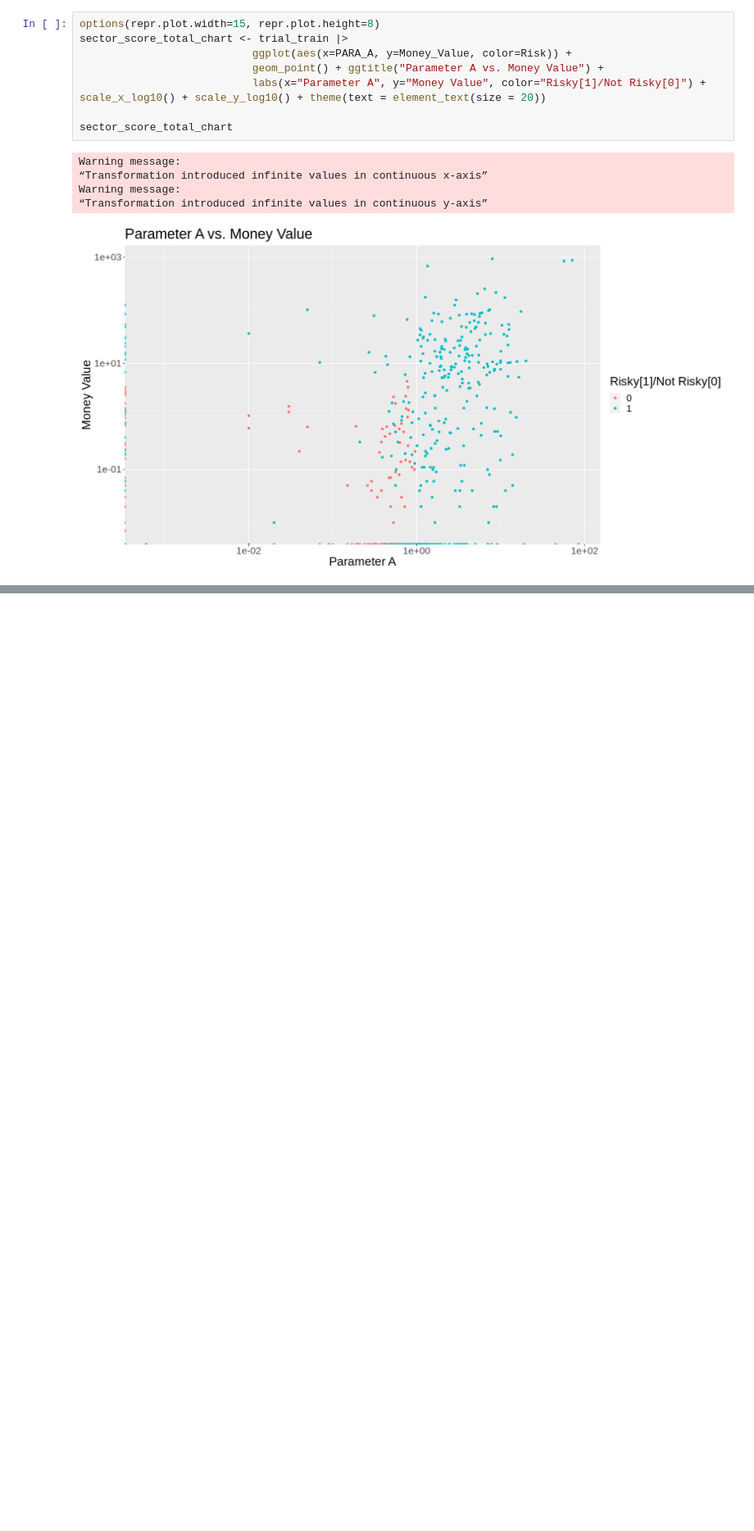
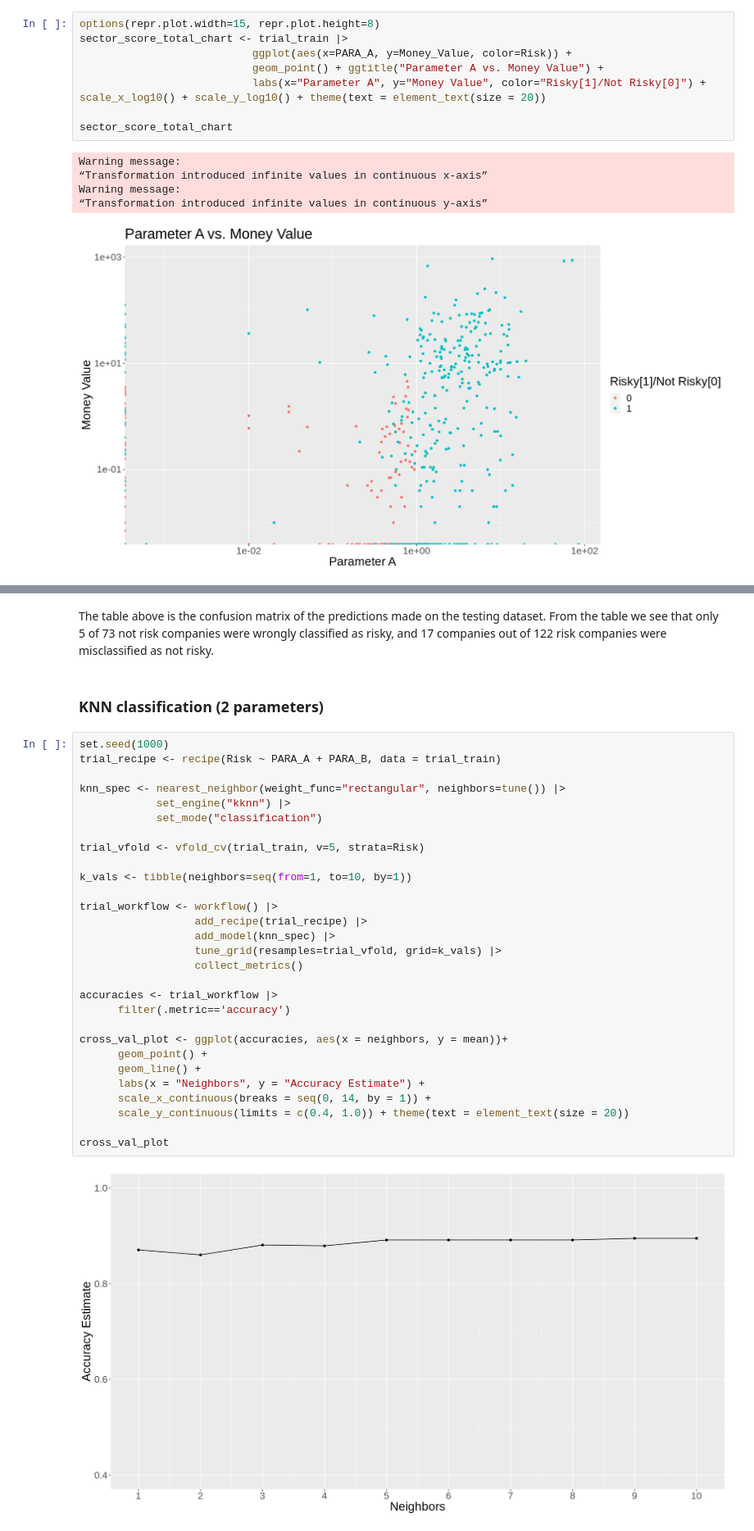
Before and after one commit to artempazych/DSCI-100-group-project, a Jupyter notebook: DSCI100_methods.ipynb, the cells around one changed output, grey strips where cells are left out. Shown at 82% size. Cells and saved outputs as stored; diff of their text form; blank space fills up the shorter version.

Commit message:
Second model and comments to the code

```diff
--- a/DSCI100_methods.ipynb
+++ b/DSCI100_methods.ipynb
@@ -211,0 +215,35 @@ Prediction   0   1
+# %% [markdown]
+The table above is the confusion matrix of the predictions made on the testing dataset. From the table we see that only 5 of 73 not risk companies were wrongly classified as risky, and 17 companies out of 122 risk companies were misclassified as not risky.
+# %% [markdown]
+### KNN classification (2 parameters)
+# %%
+set.seed(1000)
+trial_recipe <- recipe(Risk ~ PARA_A + PARA_B, data = trial_train)
+
+knn_spec <- nearest_neighbor(weight_func="rectangular", neighbors=tune()) |>
+            set_engine("kknn") |>
+            set_mode("classification")
+
+trial_vfold <- vfold_cv(trial_train, v=5, strata=Risk)
+
+k_vals <- tibble(neighbors=seq(from=1, to=10, by=1))
+
+trial_workflow <- workflow() |>
+                  add_recipe(trial_recipe) |>
+                  add_model(knn_spec) |>
+                  tune_grid(resamples=trial_vfold, grid=k_vals) |>
+                  collect_metrics()
+
+accuracies <- trial_workflow |>
+      filter(.metric=='accuracy')
+
+cross_val_plot <- ggplot(accuracies, aes(x = neighbors, y = mean))+
+      geom_point() +
+      geom_line() +
+      labs(x = "Neighbors", y = "Accuracy Estimate") +
+      scale_x_continuous(breaks = seq(0, 14, by = 1)) +
+      scale_y_continuous(limits = c(0.4, 1.0)) + theme(text = element_text(size = 20))
+
+cross_val_plot
+# %% [output]
+[figure, added]
```
Also changed, not shown: parts of 24 cells of this notebook.
